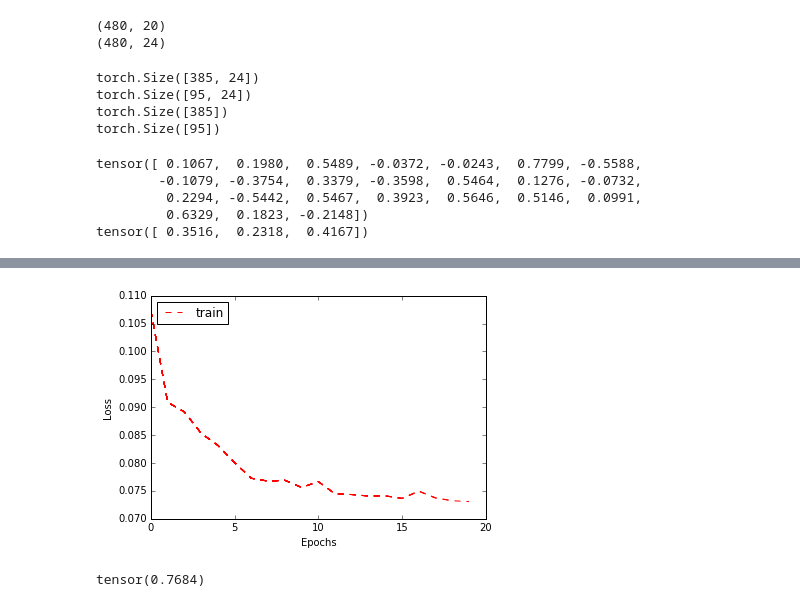
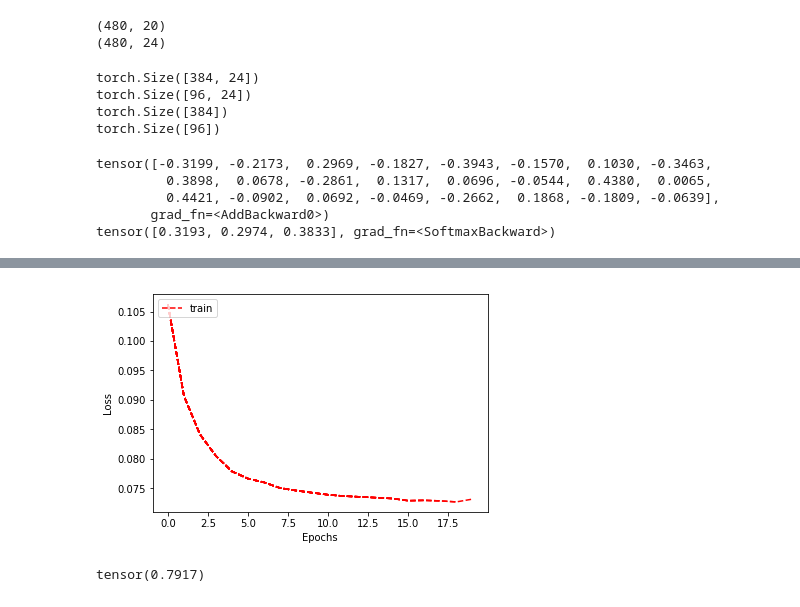
Before and after one commit to mvp18/Student-Academic-Performance, a Jupyter notebook: scripts/kaggle/Soft_comp_TP.ipynb, the cells around one changed output, grey strips where cells are left out. Drawn from its saved outputs; the diff is of its cells as text; code cells hidden in the pictures.

Commit message:
Divide model into modules

```diff
--- a/scripts/kaggle/Soft_comp_TP.ipynb
+++ b/scripts/kaggle/Soft_comp_TP.ipynb
@@ -13,7 +13,7 @@ import matplotlib.pyplot as plt
 %matplotlib inline
 from sklearn.cross_validation import train_test_split
 # %%
-dataset = pd.read_csv('F://study material//Soft Computing//Term project//xAPI-Edu-Data.csv')
+dataset = pd.read_csv('xAPI-Edu-Data.csv')
 # %%
 dataset.head()
 # %% [output]
@@ -135,8 +135,8 @@ print (X_test.shape)
 print (y_train.shape)
 print (y_test.shape)
 # %% [output]
-torch.Size([385, 24])
-torch.Size([95, 24])
-torch.Size([385])
-torch.Size([95])
+torch.Size([384, 24])
+torch.Size([96, 24])
+torch.Size([384])
+torch.Size([96])
 # %%
@@ -155,19 +155,42 @@ class KuchBhi(nn.Module):
         y=self.l2(y)
         y=self.soft(y)
         return x,y
+# %%
+class test(nn.Module):
+    def __init__(self):
+        super(test, self).__init__()
+        self.encoder=nn.Sequential(
+            nn.Linear(24,8),
+        )
+
+        self.decoder=nn.Sequential(
+            nn.Linear(8,24),
+        )
+
+        self.classify = nn.Sequential(
+            nn.Linear(8,64),
+            nn.Linear(64,3),
+            nn.Softmax(),
+        )
+
+    def forward(self, x):
+        x1=self.encoder(x)
+        x=self.decoder(x1)
+        y=self.classify(x1)
+        return x,y
 # %%
 x=torch.tensor(torch.rand(24))
-net=KuchBhi()
+net=test()
 optimizer = optim.Adam(net.parameters(), lr=0.1)
 y1,y2= net(Variable(x))
 print(y1)
 print(y2)
 # %% [output]
-tensor([ 0.1067,  0.1980,  0.5489, -0.0372, -0.0243,  0.7799, -0.5588,
-        -0.1079, -0.3754,  0.3379, -0.3598,  0.5464,  0.1276, -0.0732,
-         0.2294, -0.5442,  0.5467,  0.3923,  0.5646,  0.5146,  0.0991,
-         0.6329,  0.1823, -0.2148])
-tensor([ 0.3516,  0.2318,  0.4167])
+tensor([-0.3199, -0.2173,  0.2969, -0.1827, -0.3943, -0.1570,  0.1030, -0.3463,
+         0.3898,  0.0678, -0.2861,  0.1317,  0.0696, -0.0544,  0.4380,  0.0065,
+         0.4421, -0.0902,  0.0692, -0.0469, -0.2662,  0.1868, -0.1809, -0.0639],
+       grad_fn=<AddBackward0>)
+tensor([0.3193, 0.2974, 0.3833], grad_fn=<SoftmaxBackward>)
 # %%
 BatchSize=8
 iterations = 20
@@ -214,7 +237,7 @@ for epoch in range(iterations):
 
         optimizer.step()
 
-        runningloss += loss.data[0]
+        runningloss += loss.item()
 
     avgTrainloss = runningloss/dataSize2
     print (avgTrainloss)
@@ -253,4 +276,4 @@ Training completed in 0m 3s
-[figure, old version]
+[figure, new version]
 # %%
 def testNet(model, input_tensor, label_tensor, batchsize):
 
@@ -287,4 +310,4 @@ accuracy=testNet(net, X_test, y_test, 1)
 # %%
 print(accuracy)
 # %% [output]
-tensor(0.7684)
+tensor(0.7917)
```
Also changed, not shown: parts of 3 cells of this notebook.
